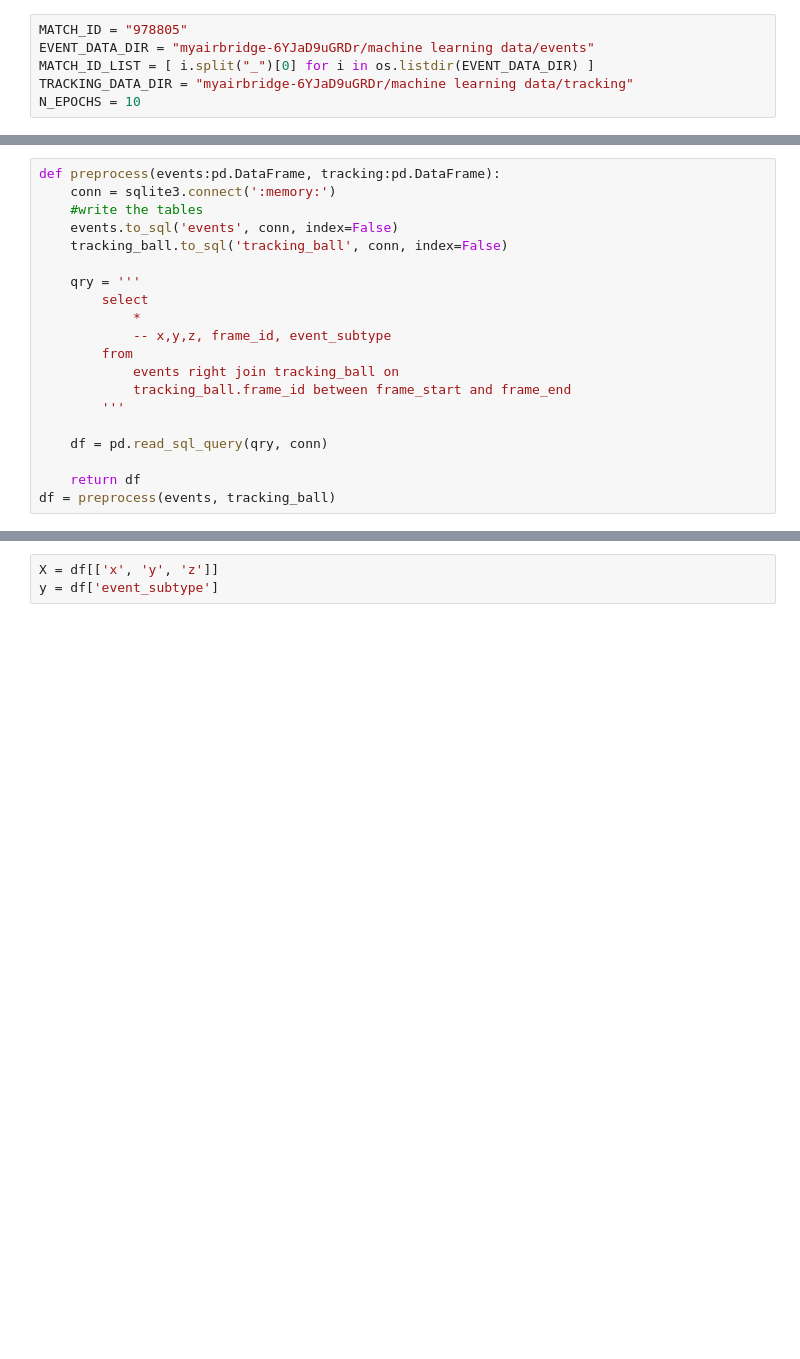
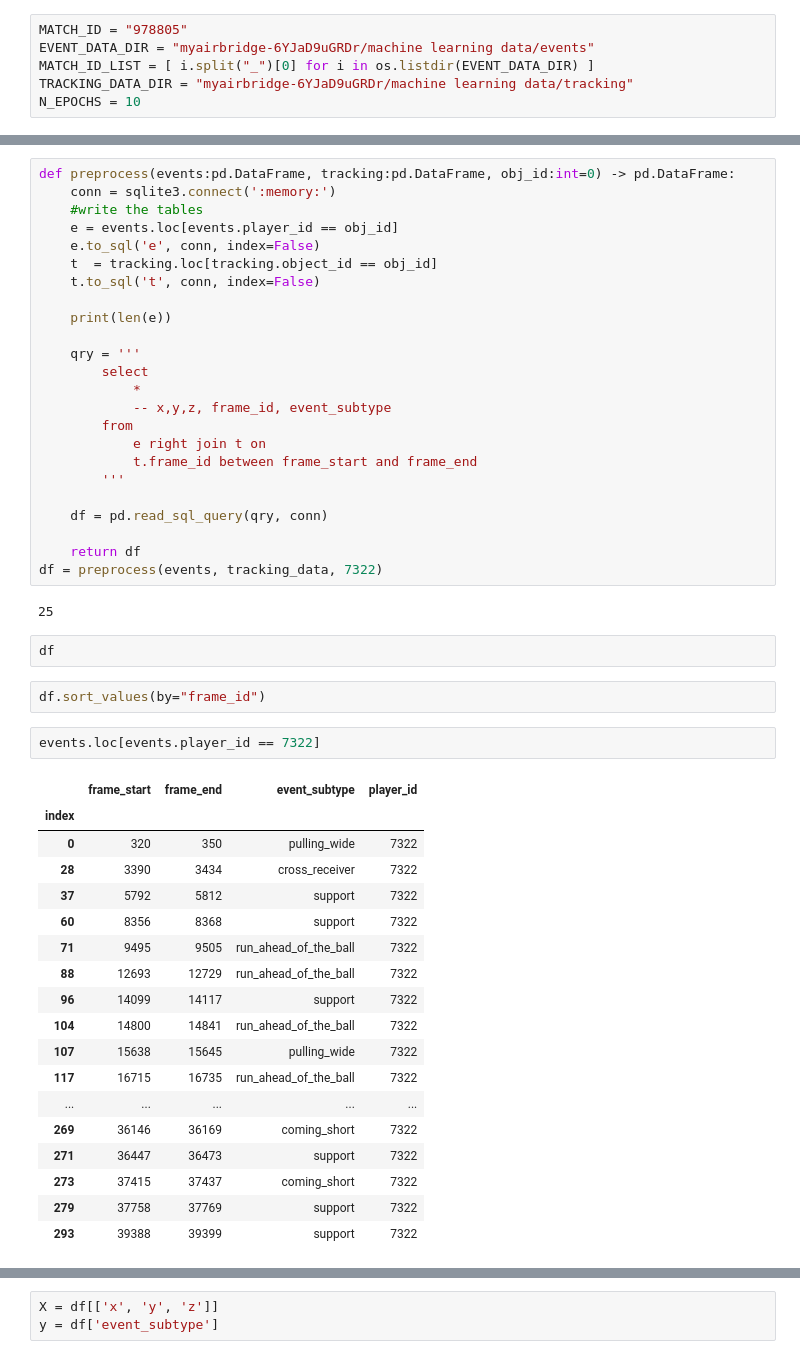
Before and after one commit to LaurinBrechter/lstm-soccer-model, a Jupyter notebook: analysis.ipynb, the cells around one changed output, grey strips where cells are left out. Drawn from its saved outputs; the diff is of its cells as text; blank space fills up the shorter version.

```diff
--- a/analysis.ipynb
+++ b/analysis.ipynb
@@ -68,20 +68,51 @@ events.columns
 # %%
-def preprocess(events:pd.DataFrame, tracking:pd.DataFrame):
+def preprocess(events:pd.DataFrame, tracking:pd.DataFrame, obj_id:int=0) -> pd.DataFrame:
     conn = sqlite3.connect(':memory:')
     #write the tables
-    events.to_sql('events', conn, index=False)
-    tracking_ball.to_sql('tracking_ball', conn, index=False)
+    e = events.loc[events.player_id == obj_id]
+    e.to_sql('e', conn, index=False)
+    t  = tracking.loc[tracking.object_id == obj_id]
+    t.to_sql('t', conn, index=False)
+
+    print(len(e))
 
     qry = '''
         select
             *
             -- x,y,z, frame_id, event_subtype
         from
-            events right join tracking_ball on
-            tracking_ball.frame_id between frame_start and frame_end
+            e right join t on
+            t.frame_id between frame_start and frame_end
         '''
 
     df = pd.read_sql_query(qry, conn)
 
     return df
-df = preprocess(events, tracking_ball)
+df = preprocess(events, tracking_data, 7322)
+# %% [output]
+25
+# %%
+df
+# %%
+df.sort_values(by="frame_id")
+# %%
+events.loc[events.player_id == 7322]
+# %% [output]
+|  | frame_start | frame_end | event_subtype | player_id |
+| index |  |  |  |  |
+| 0 | 320 | 350 | pulling_wide | 7322 |
+| 28 | 3390 | 3434 | cross_receiver | 7322 |
+| 37 | 5792 | 5812 | support | 7322 |
+| 60 | 8356 | 8368 | support | 7322 |
+| 71 | 9495 | 9505 | run_ahead_of_the_ball | 7322 |
+| 88 | 12693 | 12729 | run_ahead_of_the_ball | 7322 |
+| 96 | 14099 | 14117 | support | 7322 |
+| 104 | 14800 | 14841 | run_ahead_of_the_ball | 7322 |
+| 107 | 15638 | 15645 | pulling_wide | 7322 |
+| 117 | 16715 | 16735 | run_ahead_of_the_ball | 7322 |
+| ... | ... | ... | ... | ... |
+| 269 | 36146 | 36169 | coming_short | 7322 |
+| 271 | 36447 | 36473 | support | 7322 |
+| 273 | 37415 | 37437 | coming_short | 7322 |
+| 279 | 37758 | 37769 | support | 7322 |
+| 293 | 39388 | 39399 | support | 7322 |
```
Also changed, not shown: parts of 14 cells of this notebook.
